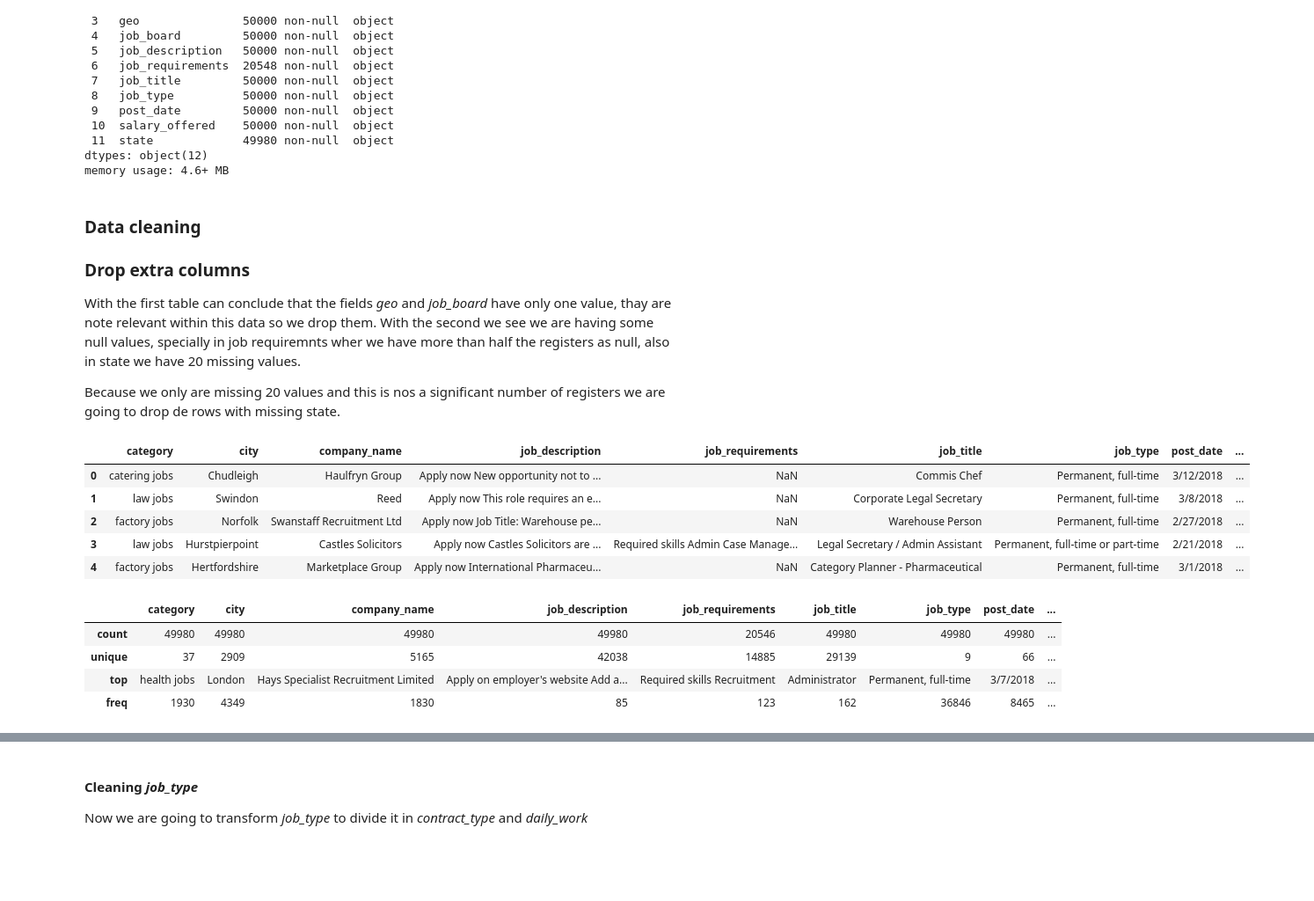
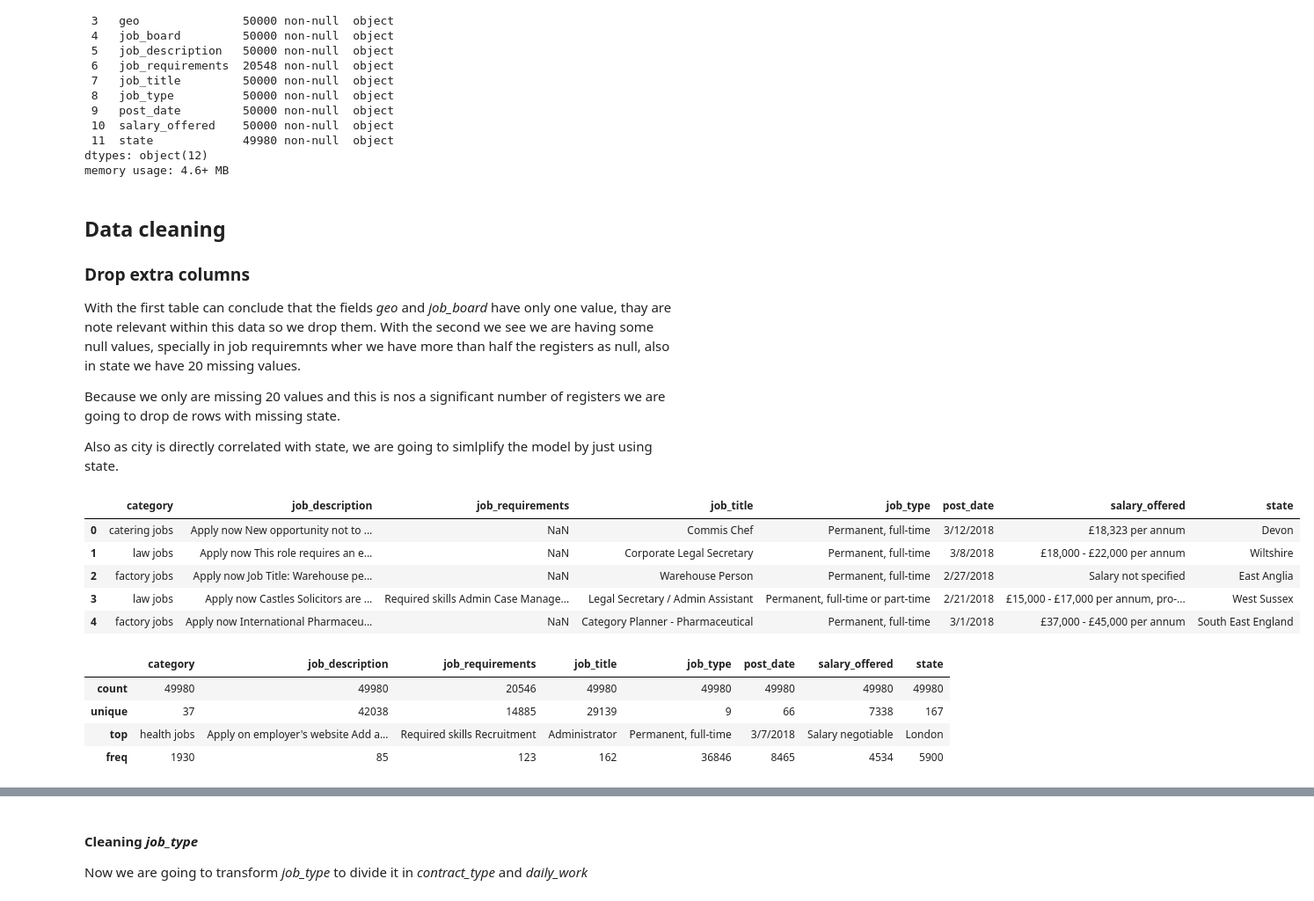
Before and after one commit to JorgeOsorio97/Torre, a Jupyter notebook: Technical Test Torre.ipynb, the cells around one changed output, grey strips where cells are left out. Shown at 88% size. Cells and saved outputs as stored; diff of their text form; code cells hidden in the pictures; blank space fills up the shorter version.

```diff
--- a/Technical Test Torre.ipynb
+++ b/Technical Test Torre.ipynb
@@ -74,32 +81,34 @@ Data columns (total 12 columns):
 dtypes: object(12)
 memory usage: 4.6+ MB
 # %% [markdown]
-### Data cleaning
+## Data cleaning
 
 ### Drop extra columns
 With the first table can conclude that the fields *geo* and *job_board* have only one value, thay are note relevant within this data so we drop them.
 With the second we see we are having some null values, specially in job requiremnts wher we have more than half the registers as null, also in state we have 20 missing values.
 
 Because we only are missing 20 values and this is nos a significant number of registers we are going to drop de rows with missing state.
+
+Also as city is directly correlated with state, we are going to simlplify the model by just using state.
 # %%
-data = data.drop(columns=['geo', 'job_board'])
+data = data.drop(columns=['geo', 'job_board', 'city', 'company_name'])
 data = data[np.logical_not(data['state'].isnull())].reset_index(drop=True)
 data.head()
 # %% [output]
-|  | category | city | company_name | job_description | job_requirements | job_title | job_type | post_date | ... |
-| 0 | catering jobs | Chudleigh | Haulfryn Group | Apply now New opportunity not to ... | NaN | Commis Chef | Permanent, full-time | 3/12/2018 | ... |
-| 1 | law jobs | Swindon | Reed | Apply now This role requires an e... | NaN | Corporate Legal Secretary | Permanent, full-time | 3/8/2018 | ... |
-| 2 | factory jobs | Norfolk | Swanstaff Recruitment Ltd | Apply now Job Title: Warehouse pe... | NaN | Warehouse Person | Permanent, full-time | 2/27/2018 | ... |
-| 3 | law jobs | Hurstpierpoint | Castles Solicitors | Apply now Castles Solicitors are ... | Required skills Admin Case Manage... | Legal Secretary / Admin Assistant | Permanent, full-time or part-time | 2/21/2018 | ... |
-| 4 | factory jobs | Hertfordshire | Marketplace Group | Apply now International Pharmaceu... | NaN | Category Planner - Pharmaceutical | Permanent, full-time | 3/1/2018 | ... |
+|  | category | job_description | job_requirements | job_title | job_type | post_date | salary_offered | state |
+| 0 | catering jobs | Apply now New opportunity not to ... | NaN | Commis Chef | Permanent, full-time | 3/12/2018 | £18,323 per annum | Devon |
+| 1 | law jobs | Apply now This role requires an e... | NaN | Corporate Legal Secretary | Permanent, full-time | 3/8/2018 | £18,000 - £22,000 per annum | Wiltshire |
+| 2 | factory jobs | Apply now Job Title: Warehouse pe... | NaN | Warehouse Person | Permanent, full-time | 2/27/2018 | Salary not specified | East Anglia |
+| 3 | law jobs | Apply now Castles Solicitors are ... | Required skills Admin Case Manage... | Legal Secretary / Admin Assistant | Permanent, full-time or part-time | 2/21/2018 | £15,000 - £17,000 per annum, pro-... | West Sussex |
+| 4 | factory jobs | Apply now International Pharmaceu... | NaN | Category Planner - Pharmaceutical | Permanent, full-time | 3/1/2018 | £37,000 - £45,000 per annum | South East England |
 # %%
 data.describe()
 # %% [output]
-|  | category | city | company_name | job_description | job_requirements | job_title | job_type | post_date | ... |
-| count | 49980 | 49980 | 49980 | 49980 | 20546 | 49980 | 49980 | 49980 | ... |
-| unique | 37 | 2909 | 5165 | 42038 | 14885 | 29139 | 9 | 66 | ... |
-| top | health jobs | London | Hays Specialist Recruitment Limited | Apply on employer's website Add a... | Required skills Recruitment | Administrator | Permanent, full-time | 3/7/2018 | ... |
-| freq | 1930 | 4349 | 1830 | 85 | 123 | 162 | 36846 | 8465 | ... |
+|  | category | job_description | job_requirements | job_title | job_type | post_date | salary_offered | state |
+| count | 49980 | 49980 | 20546 | 49980 | 49980 | 49980 | 49980 | 49980 |
+| unique | 37 | 42038 | 14885 | 29139 | 9 | 66 | 7338 | 167 |
+| top | health jobs | Apply on employer's website Add a... | Required skills Recruitment | Administrator | Permanent, full-time | 3/7/2018 | Salary negotiable | London |
+| freq | 1930 | 85 | 123 | 162 | 36846 | 8465 | 4534 | 5900 |
 # %%
 data.info()
 # %% [output]
```
Also changed, not shown: parts of 58 cells of this notebook.
